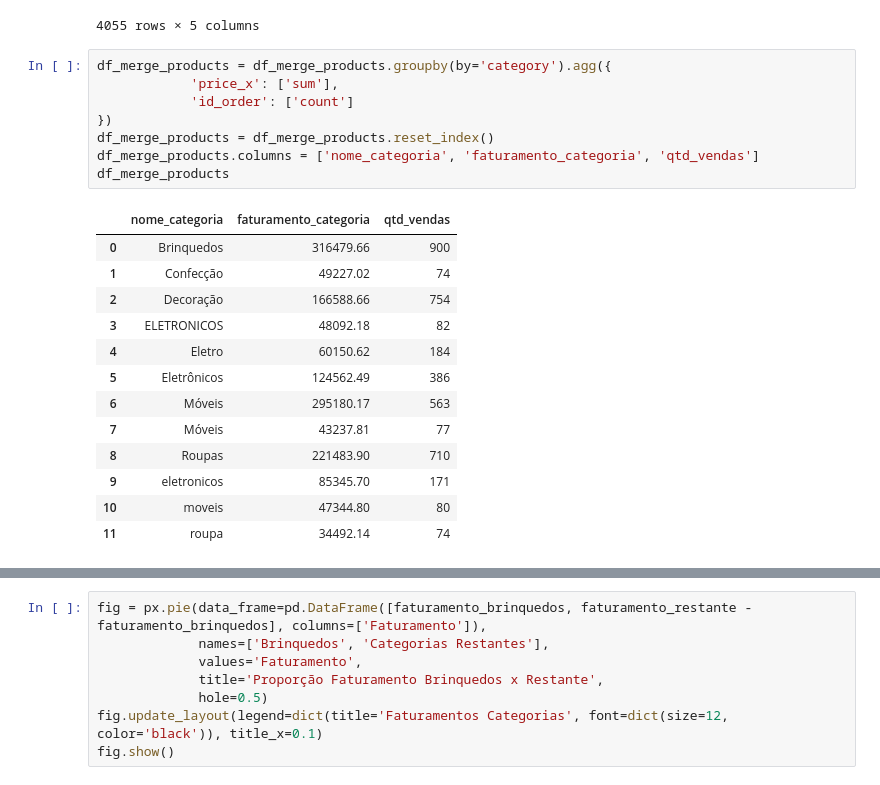
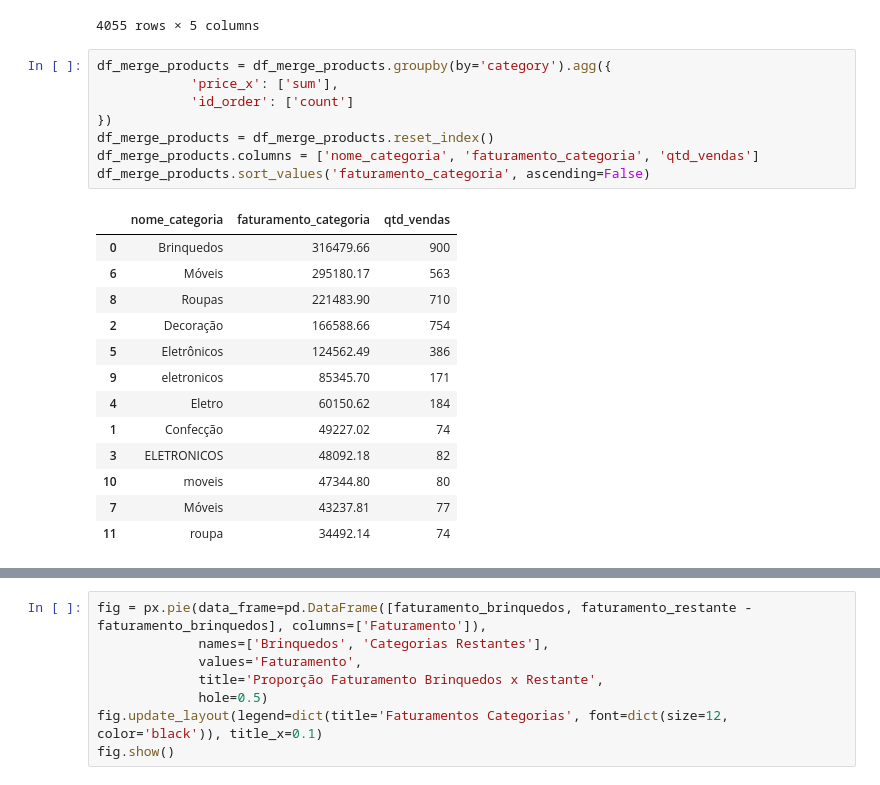
Before and after one commit to melosant/projeto_analise-vendas, a Jupyter notebook: src/notebooks/insights_kpis.ipynb, the cells around one changed output, grey strips where cells are left out. Saved outputs shown, nothing was run; the diff lists cells and outputs as text.

```diff
--- a/src/notebooks/insights_kpis.ipynb
+++ b/src/notebooks/insights_kpis.ipynb
@@ -121,22 +137,22 @@ df_merge_products
 # %%
 df_merge_products = df_merge_products.groupby(by='category').agg({
             'price_x': ['sum'],
             'id_order': ['count']
 })
 df_merge_products = df_merge_products.reset_index()
 df_merge_products.columns = ['nome_categoria', 'faturamento_categoria', 'qtd_vendas']
-df_merge_products
+df_merge_products.sort_values('faturamento_categoria', ascending=False)
 # %% [output]
 |  | nome_categoria | faturamento_categoria | qtd_vendas |
 | 0 | Brinquedos | 316479.66 | 900 |
+| 6 | Móveis | 295180.17 | 563 |
+| 8 | Roupas | 221483.90 | 710 |
+| 2 | Decoração | 166588.66 | 754 |
+| 5 | Eletrônicos | 124562.49 | 386 |
+| 9 | eletronicos | 85345.70 | 171 |
+| 4 | Eletro | 60150.62 | 184 |
 | 1 | Confecção | 49227.02 | 74 |
-| 2 | Decoração | 166588.66 | 754 |
 | 3 | ELETRONICOS | 48092.18 | 82 |
-| 4 | Eletro | 60150.62 | 184 |
-| 5 | Eletrônicos | 124562.49 | 386 |
-| 6 | Móveis | 295180.17 | 563 |
+| 10 | moveis | 47344.80 | 80 |
 | 7 | Móveis | 43237.81 | 77 |
-| 8 | Roupas | 221483.90 | 710 |
-| 9 | eletronicos | 85345.70 | 171 |
-| 10 | moveis | 47344.80 | 80 |
 | 11 | roupa | 34492.14 | 74 |
```
Also changed, not shown: parts of 12 cells of this notebook, 2 other files.
